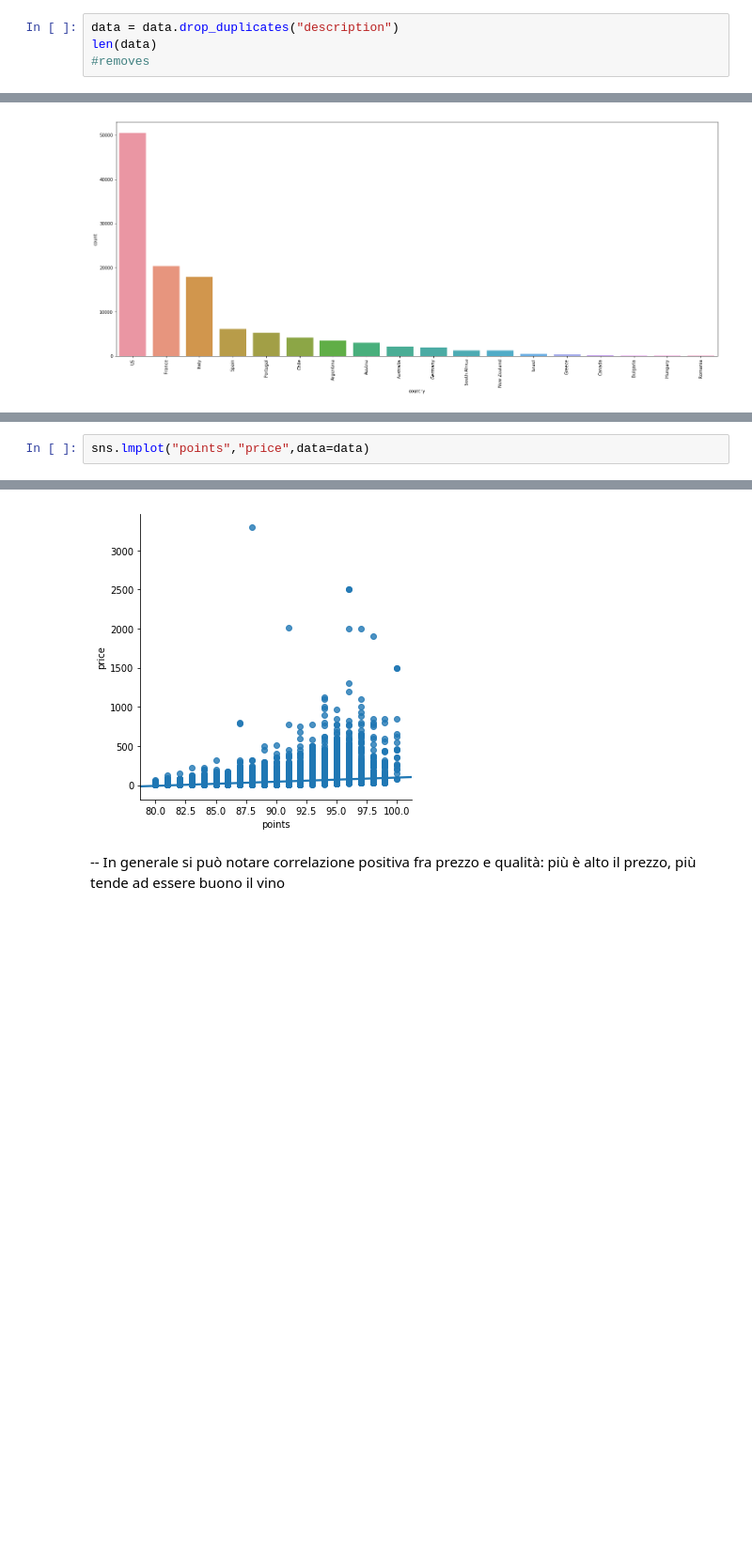
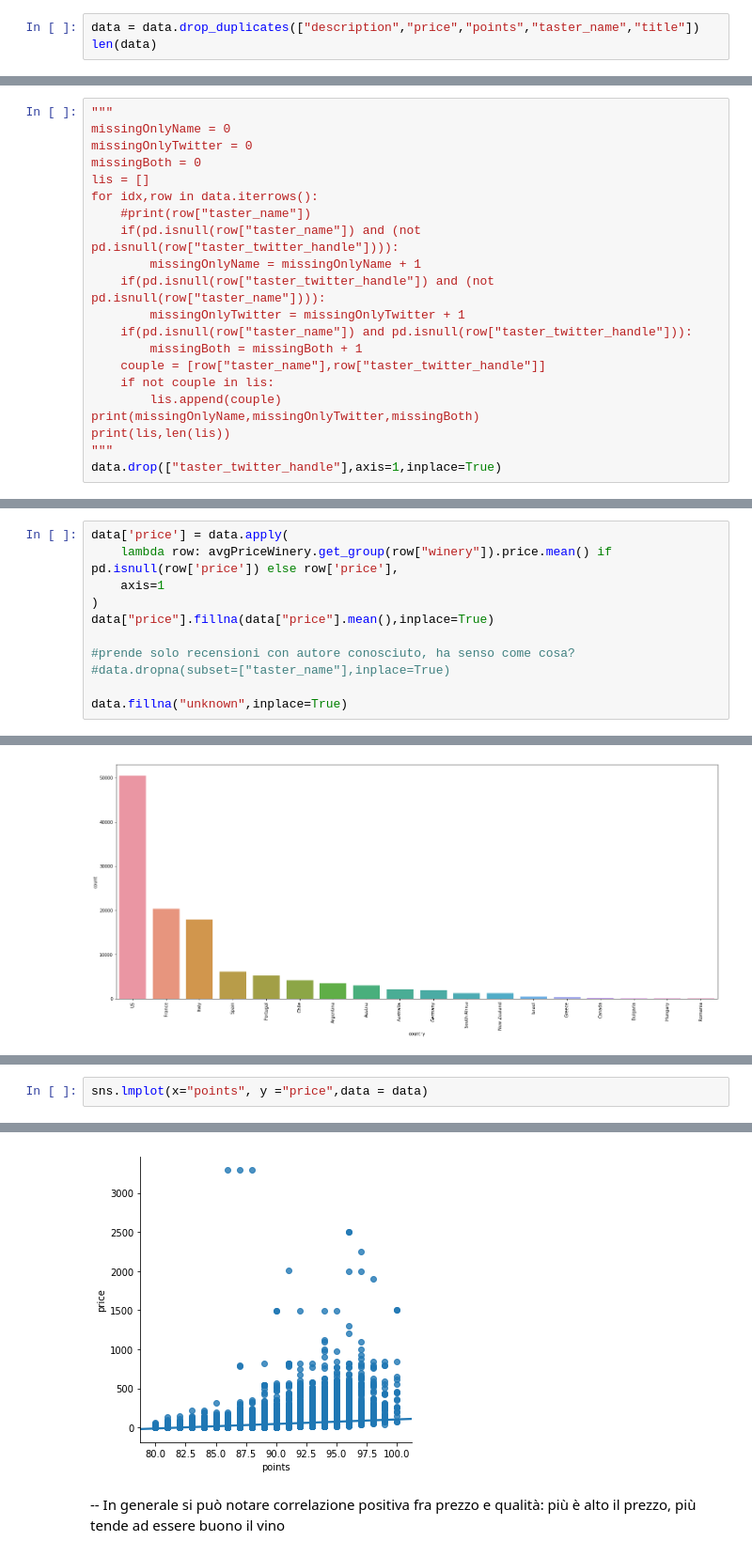
Before and after one commit to Gneur11/bda, a Jupyter notebook: Wine Dataset.ipynb, the cells around one changed output, grey strips where cells are left out. Shown at 94% size. Drawn from its saved outputs; the diff is of its cells as text; blank space fills up the shorter version.

Commit message:
added first winery analysis

```diff
--- a/Wine Dataset.ipynb
+++ b/Wine Dataset.ipynb
@@ -45,5 +52,4 @@ len(data[data.duplicated('description',keep=False)].sort_values('description'))
 # %%
-data = data.drop_duplicates("description")
+data = data.drop_duplicates(["description","price","points","taster_name","title"])
 len(data)
-#removes
 # %% [output]
@@ -87,0 +96,21 @@ array(['Nicosia 2013 Vulkà Bianco  (Etna)',
+# %%
+"""
+missingOnlyName = 0
+missingOnlyTwitter = 0
+missingBoth = 0
+lis = []
+for idx,row in data.iterrows():
+    #print(row["taster_name"])
+    if(pd.isnull(row["taster_name"]) and (not pd.isnull(row["taster_twitter_handle"]))):
+        missingOnlyName = missingOnlyName + 1
+    if(pd.isnull(row["taster_twitter_handle"]) and (not pd.isnull(row["taster_name"]))):
+        missingOnlyTwitter = missingOnlyTwitter + 1
+    if(pd.isnull(row["taster_name"]) and pd.isnull(row["taster_twitter_handle"])):
+        missingBoth = missingBoth + 1
+    couple = [row["taster_name"],row["taster_twitter_handle"]]
+    if not couple in lis:
+        lis.append(couple)
+print(missingOnlyName,missingOnlyTwitter,missingBoth)
+print(lis,len(lis))
+"""
+data.drop(["taster_twitter_handle"],axis=1,inplace=True)
@@ -88,3 +145,14 @@ array(['Nicosia 2013 Vulkà Bianco  (Etna)',
 # %%
 avgPriceWinery = data.groupby("winery")#.price.mean()
 #avgPriceWinery.get_group("1+1=3").price.mean()
+# %%
+data['price'] = data.apply(
+    lambda row: avgPriceWinery.get_group(row["winery"]).price.mean() if pd.isnull(row['price']) else row['price'],
+    axis=1
+)
+data["price"].fillna(data["price"].mean(),inplace=True)
+
+#prende solo recensioni con autore conosciuto, ha senso come cosa?
+#data.dropna(subset=["taster_name"],inplace=True)
+
+data.fillna("unknown",inplace=True)
@@ -240,8 +289,8 @@ plt.show()
 # %%
-sns.lmplot("points","price",data=data)
+sns.lmplot(x="points", y ="price",data = data)
 # %% [output]
 <seaborn.axisgrid.FacetGrid at 0x...>
-[figure, old version]
+[figure, new version]
 # %% [markdown]
 -- In generale si può notare correlazione positiva fra prezzo e qualità: più è alto il prezzo, più tende ad essere buono il vino
 # %%
```
Also changed, not shown: parts of 51 cells of this notebook.
